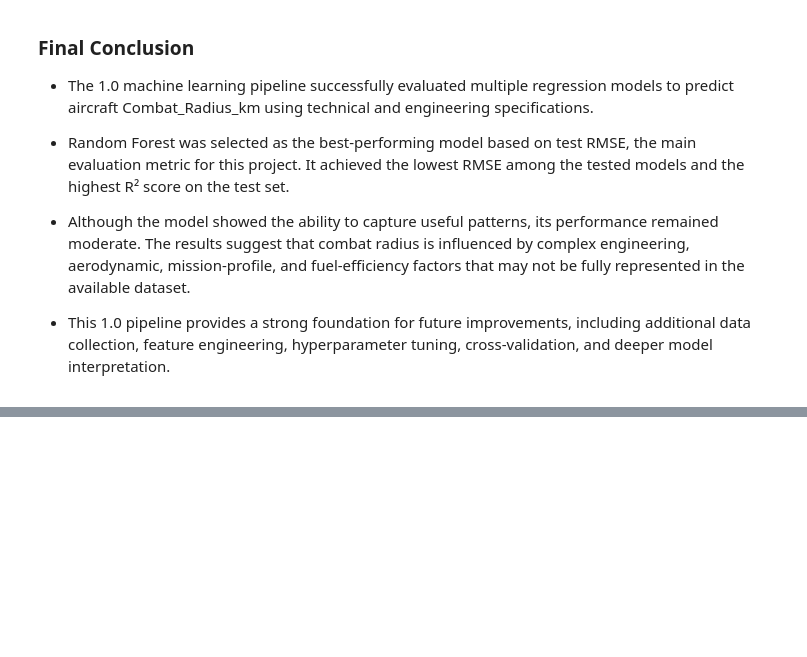
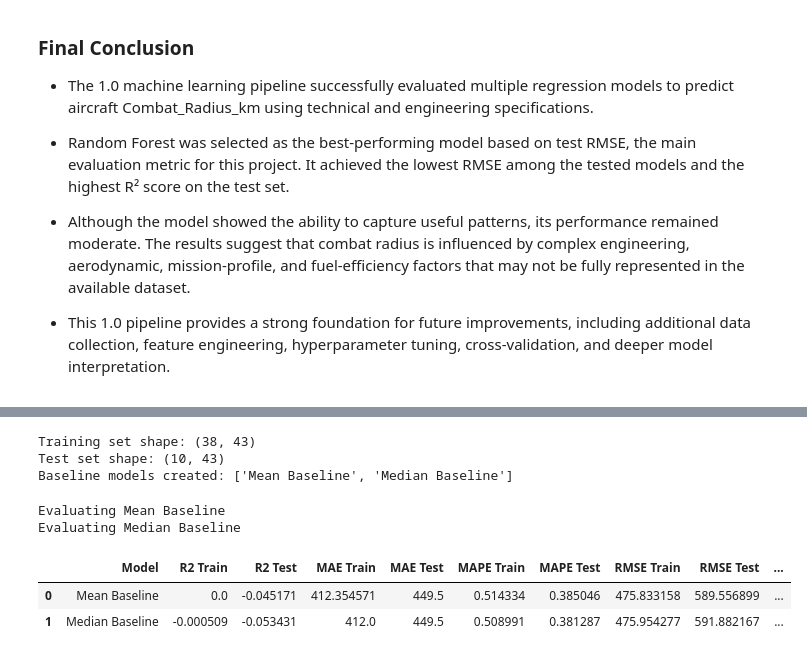
Before and after one commit to matheussari/MAPP, a Jupyter notebook: military_aircraft_performance_prediction.ipynb, the cells around one changed output, grey strips where cells are left out. Drawn from its saved outputs; the diff is of its cells as text; code cells hidden in the pictures; blank space fills up the shorter version.

```diff
--- a/military_aircraft_performance_prediction.ipynb
+++ b/military_aircraft_performance_prediction.ipynb
@@ -876,0 +910,27 @@ Results.sort_values(by='RMSE Test')
+# %%
+# MAPP v1.1 - Baseline Setup
+
+from sklearn.dummy import DummyRegressor
+from sklearn.linear_model import LinearRegression
+from sklearn.model_selection import train_test_split
+
+# Train-test split used only for initial baseline comparison
+x_train_v11, x_test_v11, y_train_v11, y_test_v11 = train_test_split(
+    X_v11,
+    y_v11,
+    test_size=0.2,
+    random_state=42
+)
+
+baseline_models_v11 = {
+    'Mean Baseline': DummyRegressor(strategy='mean'),
+    'Median Baseline': DummyRegressor(strategy='median')
+}
+
+print('Training set shape:', x_train_v11.shape)
+print('Test set shape:', x_test_v11.shape)
+print('Baseline models created:', list(baseline_models_v11.keys()))
+# %% [output]
+Training set shape: (38, 43)
+Test set shape: (10, 43)
+Baseline models created: ['Mean Baseline', 'Median Baseline']
@@ -876,0 +977,29 @@ Results.sort_values(by='RMSE Test')
+# %%
+# Baseline Evaluation
+
+baseline_results_v11 = pd.DataFrame()
+
+for model_name_v11, model_v11 in baseline_models_v11.items():
+  print('Evaluating', model_name_v11)
+
+  results_v11 = evaluate_baseline_v11(
+      model_v11,
+      x_train_v11,
+      x_test_v11,
+      y_train_v11,
+      y_test_v11,
+      model_name_v11
+  )
+
+  baseline_results_v11 = pd.concat(
+      [baseline_results_v11, results_v11],
+      ignore_index=True
+  )
+
+baseline_results_v11.sort_values(by='RMSE Test')
+# %% [output]
+Evaluating Mean Baseline
+Evaluating Median Baseline
+|  | Model | R2 Train | R2 Test | MAE Train | MAE Test | MAPE Train | MAPE Test | RMSE Train | RMSE Test | ... |
+| 0 | Mean Baseline | 0.0 | -0.045171 | 412.354571 | 449.5 | 0.514334 | 0.385046 | 475.833158 | 589.556899 | ... |
+| 1 | Median Baseline | -0.000509 | -0.053431 | 412.0 | 449.5 | 0.508991 | 0.381287 | 475.954277 | 591.882167 | ... |
```
Also changed, not shown: parts of 21 cells of this notebook.
